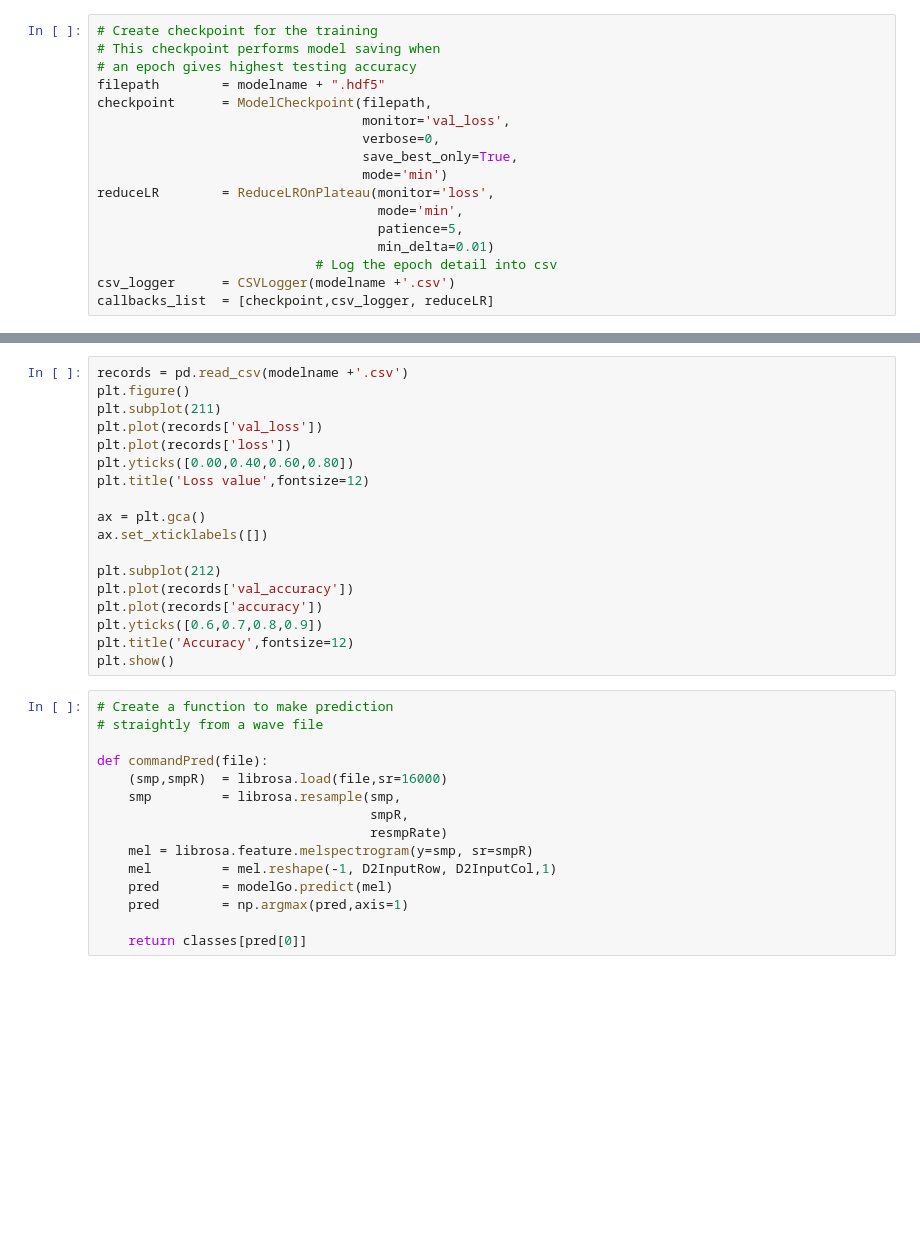
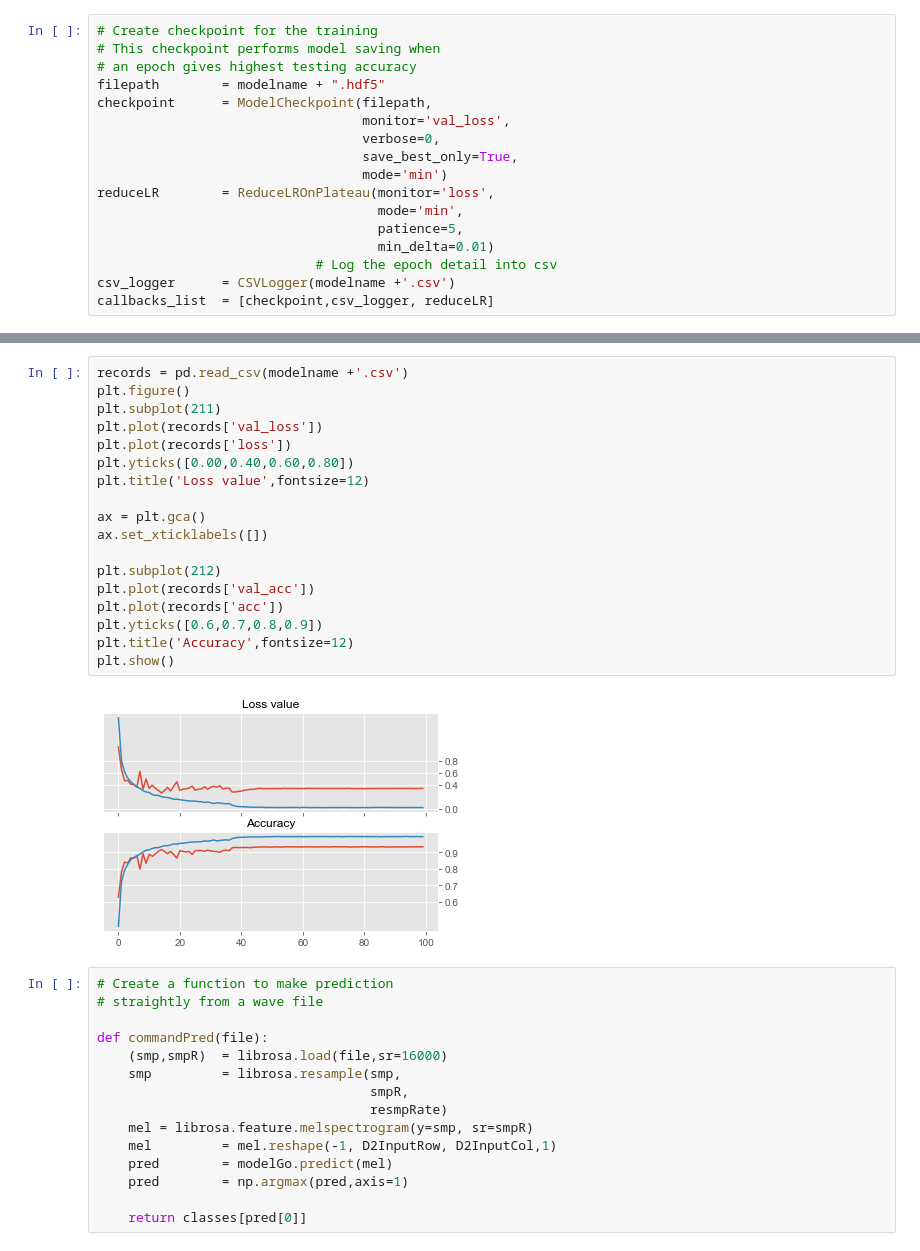
Before and after one commit to raymondng76/ISS-VSE-2019-09-23-IS1FT-CA1-Part2, a Jupyter notebook: Part A/CA1_Part2_PartA.ipynb, the cells around one changed output, grey strips where cells are left out. Drawn from its saved outputs; the diff is of its cells as text; blank space fills up the shorter version.

```diff
--- a/Part A/CA1_Part2_PartA.ipynb
+++ b/Part A/CA1_Part2_PartA.ipynb
@@ -380,21 +415,23 @@ print(confusion)
 # %%
 records = pd.read_csv(modelname +'.csv')
 plt.figure()
 plt.subplot(211)
 plt.plot(records['val_loss'])
 plt.plot(records['loss'])
 plt.yticks([0.00,0.40,0.60,0.80])
 plt.title('Loss value',fontsize=12)
 
 ax = plt.gca()
 ax.set_xticklabels([])
 
 plt.subplot(212)
-plt.plot(records['val_accuracy'])
-plt.plot(records['accuracy'])
+plt.plot(records['val_acc'])
+plt.plot(records['acc'])
 plt.yticks([0.6,0.7,0.8,0.9])
 plt.title('Accuracy',fontsize=12)
 plt.show()
+# %% [output]
+[figure, added]
 # %%
 # Create a function to make prediction
 # straightly from a wave file
```
Also changed, not shown: parts of 10 cells of this notebook.
